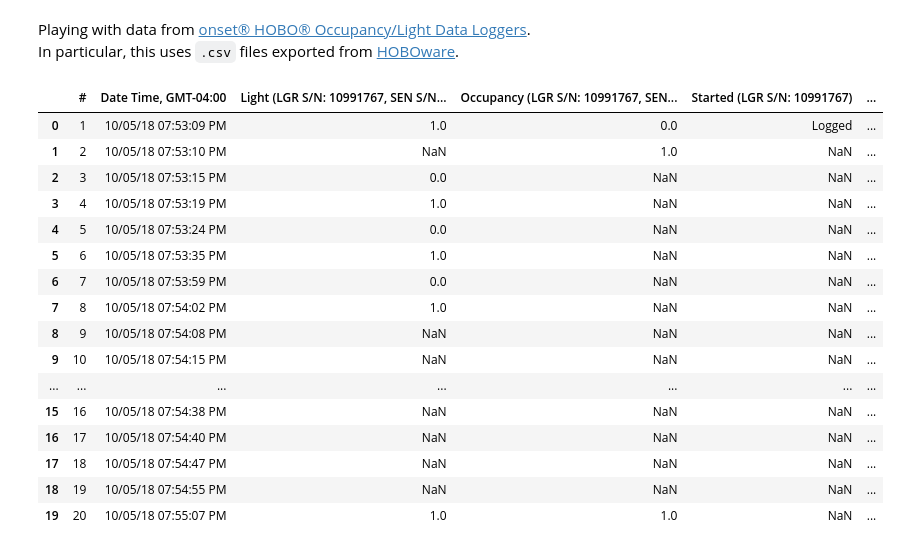
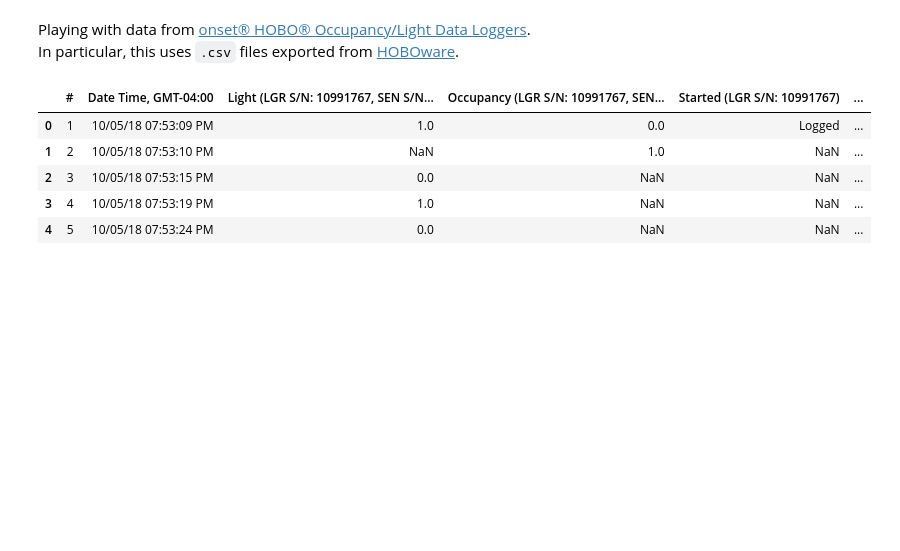
Before and after one commit to newsch/acreboot, a Jupyter notebook: hobo_sample.ipynb, the cells around one changed output. Cells and saved outputs as stored; diff of their text form; code cells hidden in the pictures; blank space fills up the shorter version.

```diff
--- a/hobo_sample.ipynb
+++ b/hobo_sample.ipynb
@@ -8,29 +9,18 @@ import pandas as pd
 # %%
-filepath = 'data/datalogger_test.csv'
+filepath = 'data/raw/datalogger_test.csv'
 with open(filepath) as file:
 #     reader = csv.DictReader(file)
 #     data1 = [row for row in reader]
     data = pd.read_csv(file,header=1)  # ignore first line
 # %%
-data
+data[:5]
 # %% [output]
 |  | # | Date Time, GMT-04:00 | Light (LGR S/N: 10991767, SEN S/N... | Occupancy (LGR S/N: 10991767, SEN... | Started (LGR S/N: 10991767) | ... |
 | 0 | 1 | 10/05/18 07:53:09 PM | 1.0 | 0.0 | Logged | ... |
 | 1 | 2 | 10/05/18 07:53:10 PM | NaN | 1.0 | NaN | ... |
 | 2 | 3 | 10/05/18 07:53:15 PM | 0.0 | NaN | NaN | ... |
 | 3 | 4 | 10/05/18 07:53:19 PM | 1.0 | NaN | NaN | ... |
 | 4 | 5 | 10/05/18 07:53:24 PM | 0.0 | NaN | NaN | ... |
-| 5 | 6 | 10/05/18 07:53:35 PM | 1.0 | NaN | NaN | ... |
-| 6 | 7 | 10/05/18 07:53:59 PM | 0.0 | NaN | NaN | ... |
-| 7 | 8 | 10/05/18 07:54:02 PM | 1.0 | NaN | NaN | ... |
-| 8 | 9 | 10/05/18 07:54:08 PM | NaN | NaN | NaN | ... |
-| 9 | 10 | 10/05/18 07:54:15 PM | NaN | NaN | NaN | ... |
-| ... | ... | ... | ... | ... | ... | ... |
-| 15 | 16 | 10/05/18 07:54:38 PM | NaN | NaN | NaN | ... |
-| 16 | 17 | 10/05/18 07:54:40 PM | NaN | NaN | NaN | ... |
-| 17 | 18 | 10/05/18 07:54:47 PM | NaN | NaN | NaN | ... |
-| 18 | 19 | 10/05/18 07:54:55 PM | NaN | NaN | NaN | ... |
-| 19 | 20 | 10/05/18 07:55:07 PM | 1.0 | 1.0 | NaN | ... |
 # %%
 fig = plt.figure()
 times = pd.to_datetime(data['Date Time, GMT-04:00'], format='%m/%d/%y %I:%M:%S %p')
```
Also changed, not shown: parts of 21 cells of this notebook.
